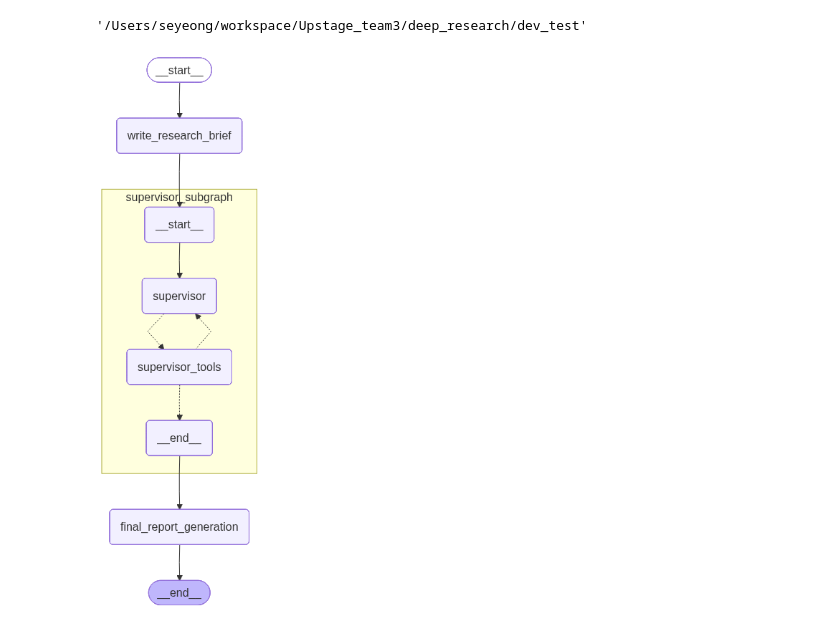
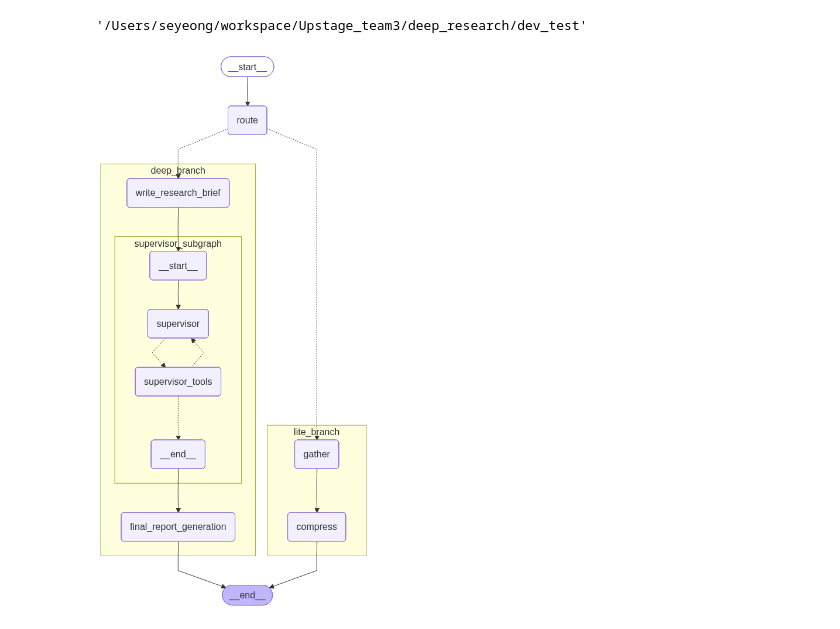
Before and after one commit to seyoung4503/Upstage_team3_deep_research, a Jupyter notebook: dev_test/ko-freshqa-dev.ipynb, the cells around one changed output. Cells and saved outputs as stored; diff of their text form; code cells hidden in the pictures.

```diff
--- a/dev_test/ko-freshqa-dev.ipynb
+++ b/dev_test/ko-freshqa-dev.ipynb
@@ -11,16 +11,16 @@ load_dotenv()
 # %%
 # Run the workflow
 # from deep_research.utils import format_messages
 
 from IPython.display import Image, display
 from langgraph.checkpoint.memory import InMemorySaver
-from deep_research.research_agent_full import deep_researcher_builder
+from deep_research.router import router_builder
 
 checkpointer = InMemorySaver()
-full_agent = deep_researcher_builder.compile(checkpointer=checkpointer)
+full_agent = router_builder.compile(checkpointer=checkpointer)
 display(Image(full_agent.get_graph(xray=-1).draw_mermaid_png()))
 # %% [output]
-[figure, old version]
+[figure, new version]
 # %%
 import json
 import os
```
Also changed, not shown: parts of 3 cells of this notebook.
